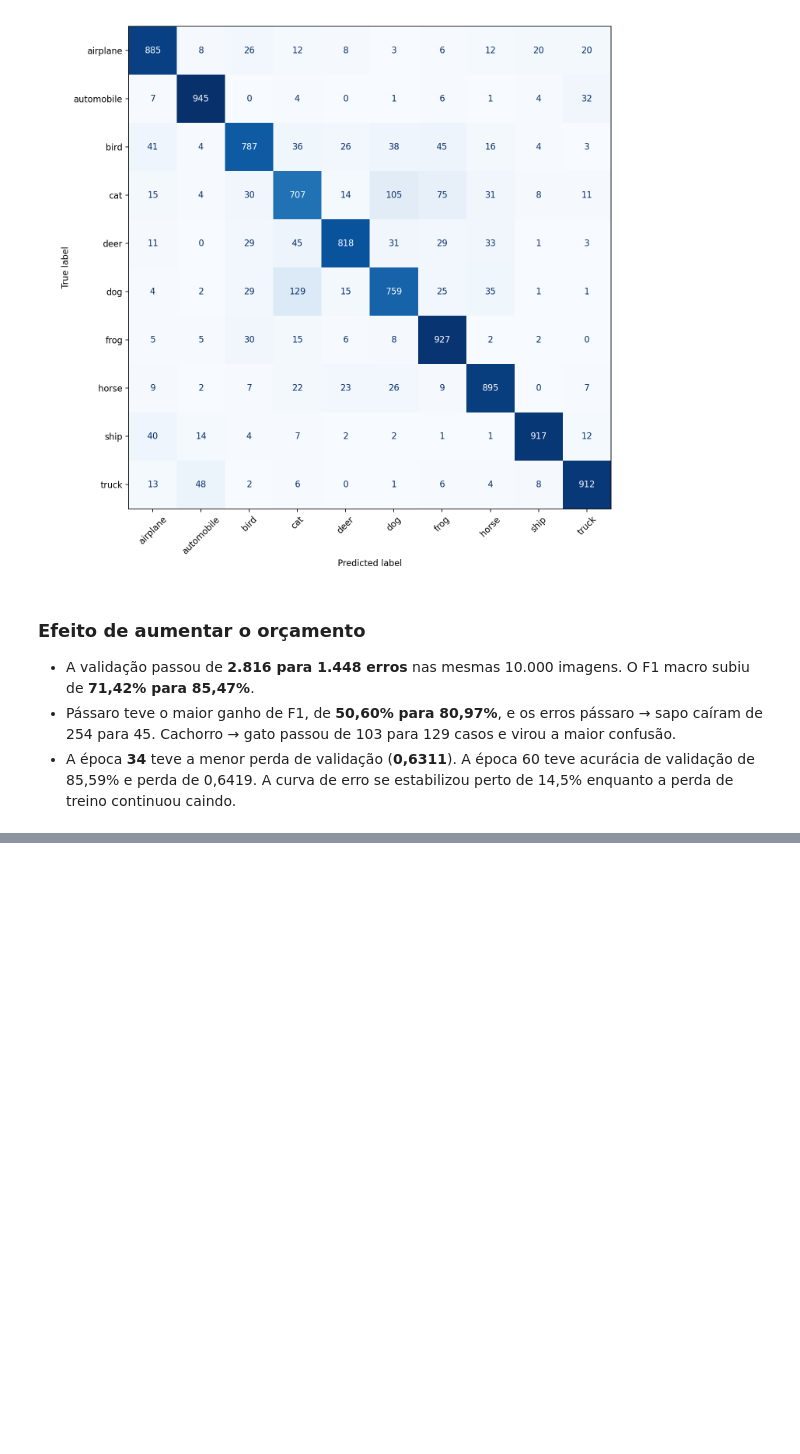
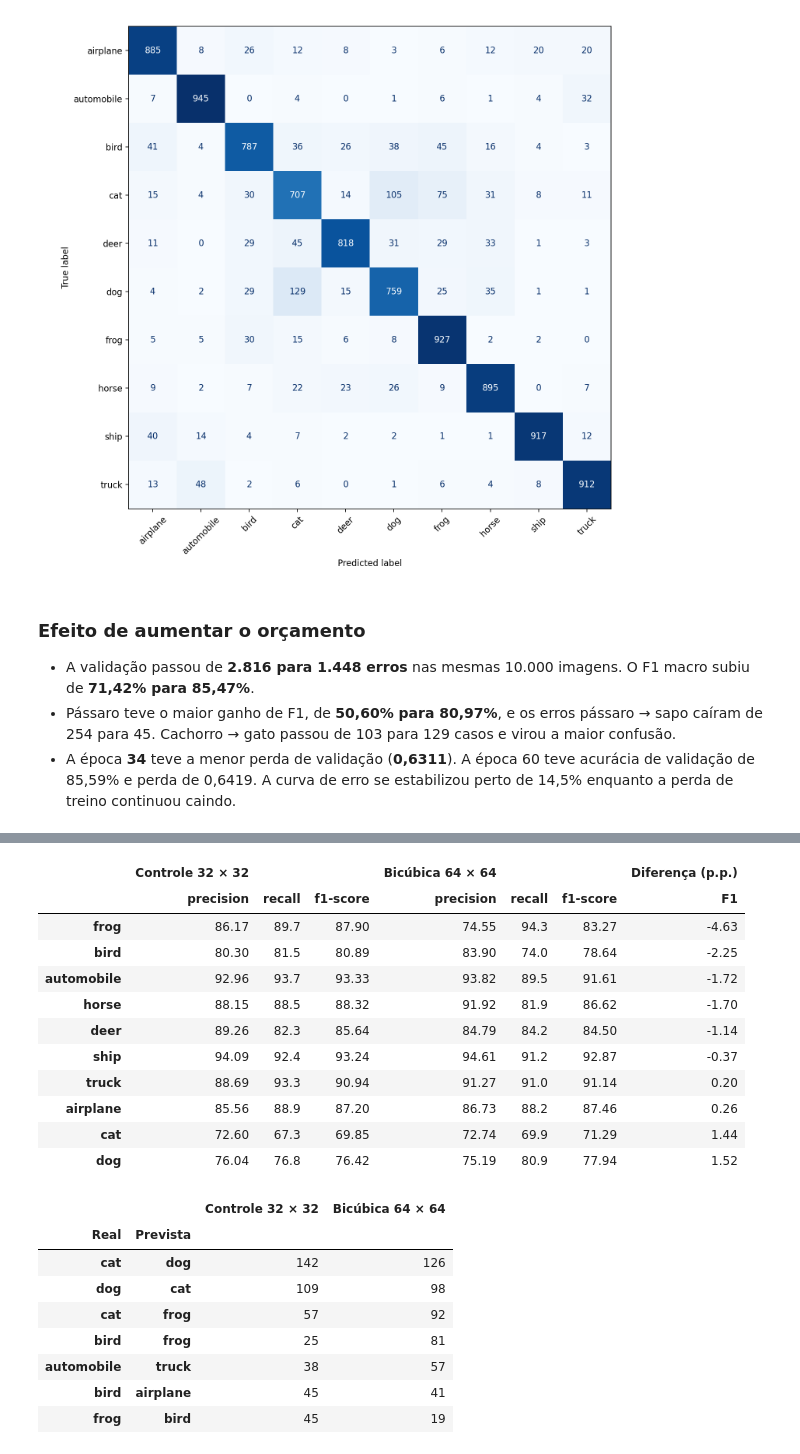
Before and after one commit to Mateusssssssssss/cifar10-keras-classification-images, a Jupyter notebook: notebooks/04_comparacao_cnns.ipynb, the cells around one changed output, grey strips where cells are left out. Saved outputs shown, nothing was run; the diff lists cells and outputs as text; code cells hidden in the pictures; blank space fills up the shorter version.

```diff
--- a/notebooks/04_comparacao_cnns.ipynb
+++ b/notebooks/04_comparacao_cnns.ipynb
@@ -272,0 +430,45 @@ display(Image(filename=str(run60 / 'figures/confusion_matrix.png')))
+# %%
+resize_classes = {
+    name: pd.read_csv(folder / 'validation_classification_report.csv', index_col=0)
+    .drop(index=['accuracy', 'macro avg', 'weighted avg'])[class_columns]
+    for name, folder in resize_runs.items()
+}
+resize_class_table = pd.concat(resize_classes, axis=1) * 100
+resize_class_table['Diferença (p.p.)', 'F1'] = (
+    resize_class_table['Bicúbica 64 × 64', 'f1-score'] - resize_class_table['Controle 32 × 32', 'f1-score']
+)
+display(resize_class_table.sort_values(('Diferença (p.p.)', 'F1')).round(2))
+
+resize_pairs = {
+    name: pd.read_csv(folder / 'validation_errors.csv').groupby(['actual', 'predicted']).size()
+    for name, folder in resize_runs.items()
+}
+resize_top = (
+    resize_pairs['Controle 32 × 32'].nlargest(5).index
+    .union(resize_pairs['Bicúbica 64 × 64'].nlargest(5).index)
+)
+display(pd.DataFrame({
+    name: counts.reindex(resize_top, fill_value=0) for name, counts in resize_pairs.items()
+}).sort_values('Bicúbica 64 × 64', ascending=False).rename_axis(['Real', 'Prevista']))
+# %% [output]
+|  | Controle 32 × 32 |  |  | Bicúbica 64 × 64 |  |  | Diferença (p.p.) |
+|  | precision | recall | f1-score | precision | recall | f1-score | F1 |
+| frog | 86.17 | 89.7 | 87.90 | 74.55 | 94.3 | 83.27 | -4.63 |
+| bird | 80.30 | 81.5 | 80.89 | 83.90 | 74.0 | 78.64 | -2.25 |
+| automobile | 92.96 | 93.7 | 93.33 | 93.82 | 89.5 | 91.61 | -1.72 |
+| horse | 88.15 | 88.5 | 88.32 | 91.92 | 81.9 | 86.62 | -1.70 |
+| deer | 89.26 | 82.3 | 85.64 | 84.79 | 84.2 | 84.50 | -1.14 |
+| ship | 94.09 | 92.4 | 93.24 | 94.61 | 91.2 | 92.87 | -0.37 |
+| truck | 88.69 | 93.3 | 90.94 | 91.27 | 91.0 | 91.14 | 0.20 |
+| airplane | 85.56 | 88.9 | 87.20 | 86.73 | 88.2 | 87.46 | 0.26 |
+| cat | 72.60 | 67.3 | 69.85 | 72.74 | 69.9 | 71.29 | 1.44 |
+| dog | 76.04 | 76.8 | 76.42 | 75.19 | 80.9 | 77.94 | 1.52 |
+|  |  | Controle 32 × 32 | Bicúbica 64 × 64 |
+| Real | Prevista |  |  |
+| cat | dog | 142 | 126 |
+| dog | cat | 109 | 98 |
+| cat | frog | 57 | 92 |
+| bird | frog | 25 | 81 |
+| automobile | truck | 38 | 57 |
+| bird | airplane | 45 | 41 |
+| frog | bird | 45 | 19 |
```
Also changed, not shown: parts of 9 cells of this notebook, 19 other files.
